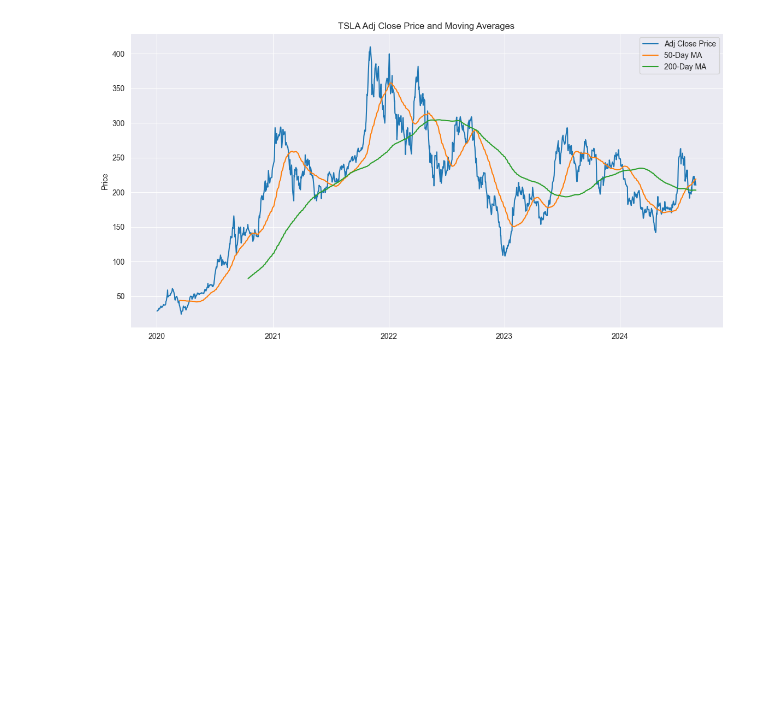
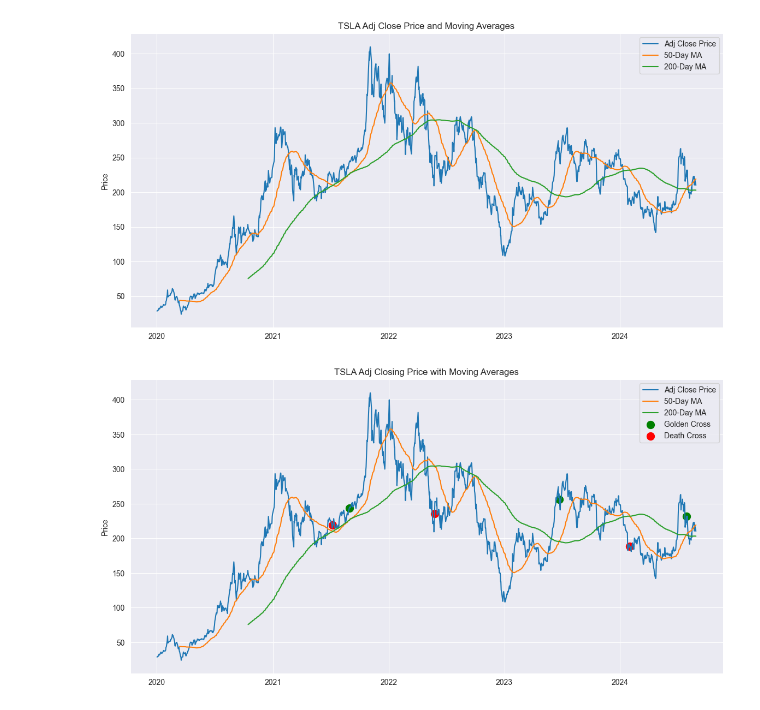
Before and after one commit to blotetheodorus/financial-data-analysis, a Jupyter notebook: financial_data_analysis.ipynb, the cells around one changed output. Saved outputs shown, nothing was run; the diff lists cells and outputs as text; code cells hidden in the pictures; blank space fills up the shorter version.

Commit message:
Identify and visualise golden crosses and death crosses

```diff
--- a/financial_data_analysis.ipynb
+++ b/financial_data_analysis.ipynb
@@ -119,3 +119,28 @@ plt.legend()
 plt.show()
 # %% [output]
 [figure]
+# %%
+# Identifying golden crosses
+golden_cross = stock_data[(stock_data['50-Day MA'] > stock_data['200-Day MA']) & (stock_data['50-Day MA'].shift(1) <=stock_data['200-Day MA'].shift(1))]
+
+# Identifying death crosses
+death_cross = stock_data[(stock_data['50-Day MA'] < stock_data['200-Day MA']) & (stock_data['50-Day MA'].shift(1) >=stock_data['200-Day MA'].shift(1))]
+# %%
+# Plot with markers
+plt.figure(figsize=(14, 7))
+plt.plot(stock_data['Adj Close'], label = "Adj Close Price")
+plt.plot(stock_data['50-Day MA'], label="50-Day MA")
+plt.plot(stock_data['200-Day MA'], label="200-Day MA")
+
+# Plot golden crosses
+plt.scatter(golden_cross.index, stock_data.loc[golden_cross.index, 'Adj Close'], marker='o', color='green', s=100, label='Golden Cross')
+
+# Plot death crosses
+plt.scatter(death_cross.index, stock_data.loc[death_cross.index, 'Adj Close'], marker='o', color='red', s=100, label='Death Cross')
+
+plt.title(f"{ticker} Adj Closing Price with Moving Averages")
+plt.ylabel("Price")
+plt.legend()
+plt.show()
+# %% [output]
+[figure, added]
```
